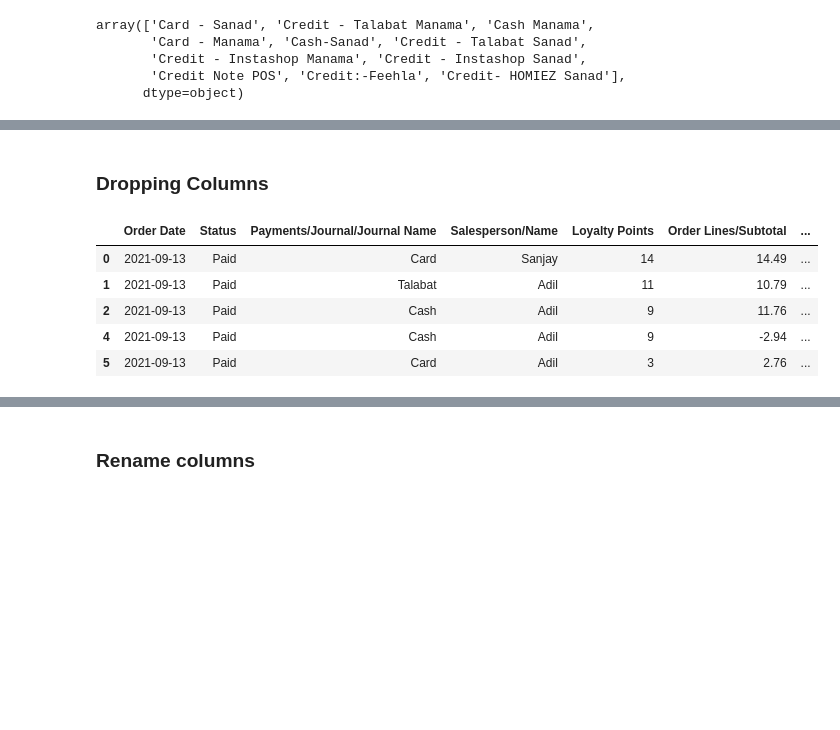
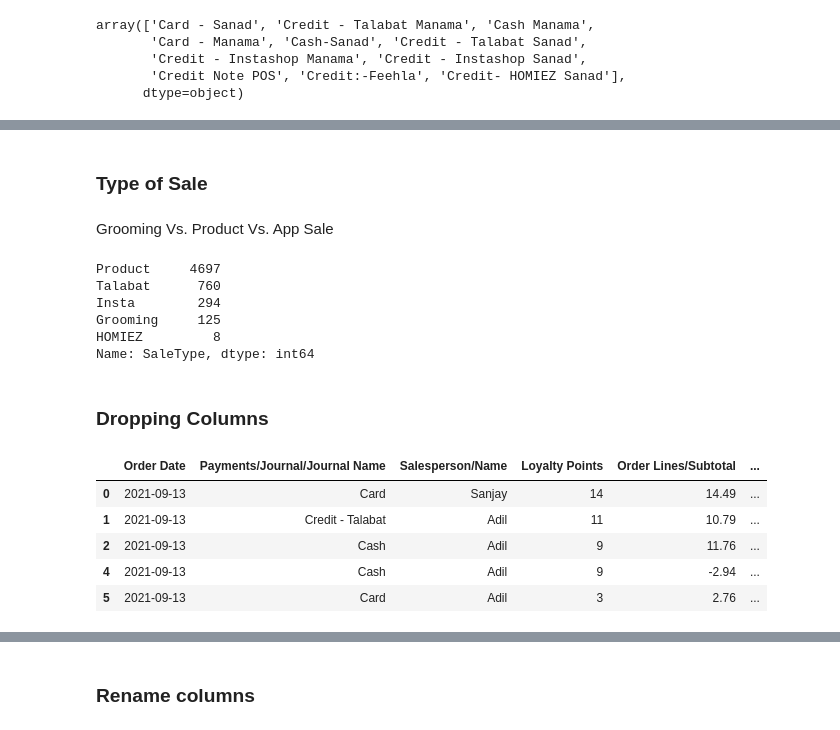
Before and after one commit to itpetarabia/reports, a Jupyter notebook: pos-sales.ipynb, the cells around one changed output, grey strips where cells are left out. Cells and saved outputs as stored; diff of their text form; code cells hidden in the pictures; blank space fills up the shorter version.

Commit message:
finished first draft of report: refunds and loyaly points need to be checked

```diff
--- a/pos-sales.ipynb
+++ b/pos-sales.ipynb
@@ -142,8 +142,8 @@ array(['Card - Sanad', 'Credit - Talabat Manama', 'Cash Manama',
       dtype=object)
 # %%
 def simple_payment_method(text):
-    types = ['Talabat', 'Insta', 'Card', 'Cash',
-             'Credit Note', 'Credit- HOMIEZ','Feehla']
+    types = ['Credit - Talabat', 'Credit - Instashop', 'Card', 'Cash',
+             'Credit Note', 'Credit- HOMIEZ','Credit:-Feehla']
     for t in types:
         if t in text:
             return t
@@ -159,3 +156,0 @@ array(['Card', 'Talabat', 'Cash', 'Insta', 'Credit Note', 'Feehla',
-# %%
-df['Grooming'] = df['Order Lines/Product/Product Category'].map(lambda x: '1' if x == 'Grooming Service' else '0')
-df['Grooming'].value_counts()
@@ -175,7 +157,11 @@ df.head()
+# %% [markdown]
+### Type of Sale
+# %% [markdown]
+Grooming Vs. Product Vs. App Sale
 # %%
 def type_of_sale(row):
 
-    if row['Order Lines/Product/Product Category'] == 'Grooming Service'
+    if row['Order Lines/Product/Product Category'] == 'Grooming Service':
         return 'Grooming'
 
     app_types = ['Talabat', 'Insta', 'HOMIEZ']
@@ -184,23 +170,31 @@ def type_of_sale(row):
             return typ
     return 'Product'
 
-order
+df['SaleType'] = df.apply(type_of_sale, axis=1)
+df['SaleType'].value_counts()
+# %% [output]
+Product     4697
+Talabat      760
+Insta        294
+Grooming     125
+HOMIEZ         8
+Name: SaleType, dtype: int64
 # %% [markdown]
 ### Dropping Columns
 # %%
 
 
 df.drop(['External ID', 'Order Lines/Unit Price', 'Order Lines/Quantity',
          'Order Lines/Discount (%)', 'Order Lines/Discount Fixed', 'Order Ref', 'Customer/Name',
-         'Order Lines/Line No', 'Order Lines/Product/Name', 'Total', 'Order Lines/Product/Product Category'],axis=1,inplace=True)
+         'Order Lines/Line No', 'Order Lines/Product/Name', 'Total', 'Order Lines/Product/Product Category','Status'],axis=1,inplace=True)
 
 
 df.head()
 # %% [output]
-|  | Order Date | Status | Payments/Journal/Journal Name | Salesperson/Name | Loyalty Points | Order Lines/Subtotal | ... |
-| 0 | 2021-09-13 | Paid | Card | Sanjay | 14 | 14.49 | ... |
-| 1 | 2021-09-13 | Paid | Talabat | Adil | 11 | 10.79 | ... |
-| 2 | 2021-09-13 | Paid | Cash | Adil | 9 | 11.76 | ... |
-| 4 | 2021-09-13 | Paid | Cash | Adil | 9 | -2.94 | ... |
-| 5 | 2021-09-13 | Paid | Card | Adil | 3 | 2.76 | ... |
+|  | Order Date | Payments/Journal/Journal Name | Salesperson/Name | Loyalty Points | Order Lines/Subtotal | ... |
+| 0 | 2021-09-13 | Card | Sanjay | 14 | 14.49 | ... |
+| 1 | 2021-09-13 | Credit - Talabat | Adil | 11 | 10.79 | ... |
+| 2 | 2021-09-13 | Cash | Adil | 9 | 11.76 | ... |
+| 4 | 2021-09-13 | Cash | Adil | 9 | -2.94 | ... |
+| 5 | 2021-09-13 | Card | Adil | 3 | 2.76 | ... |
 # %%
```
Also changed, not shown: parts of 45 cells of this notebook.
